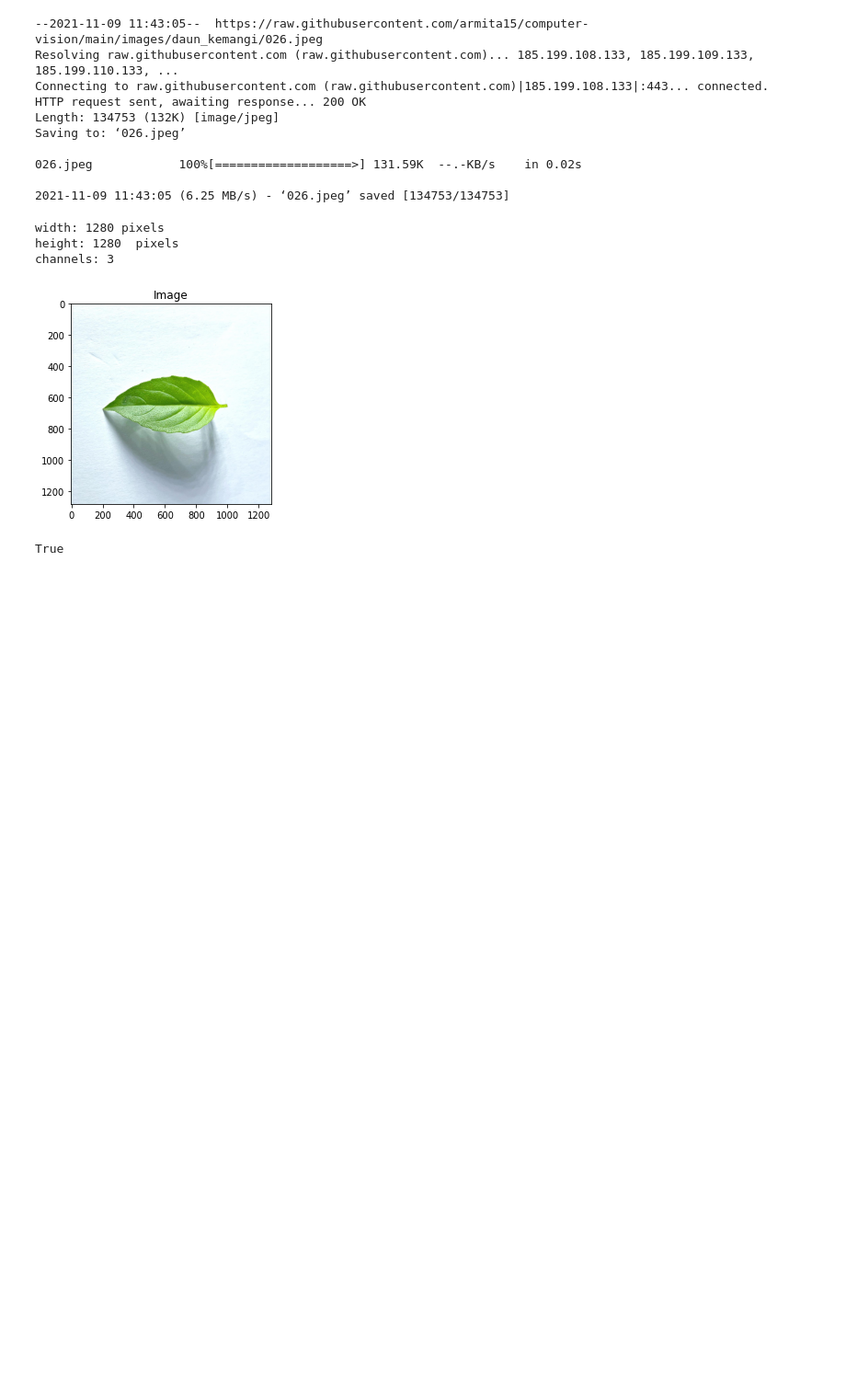
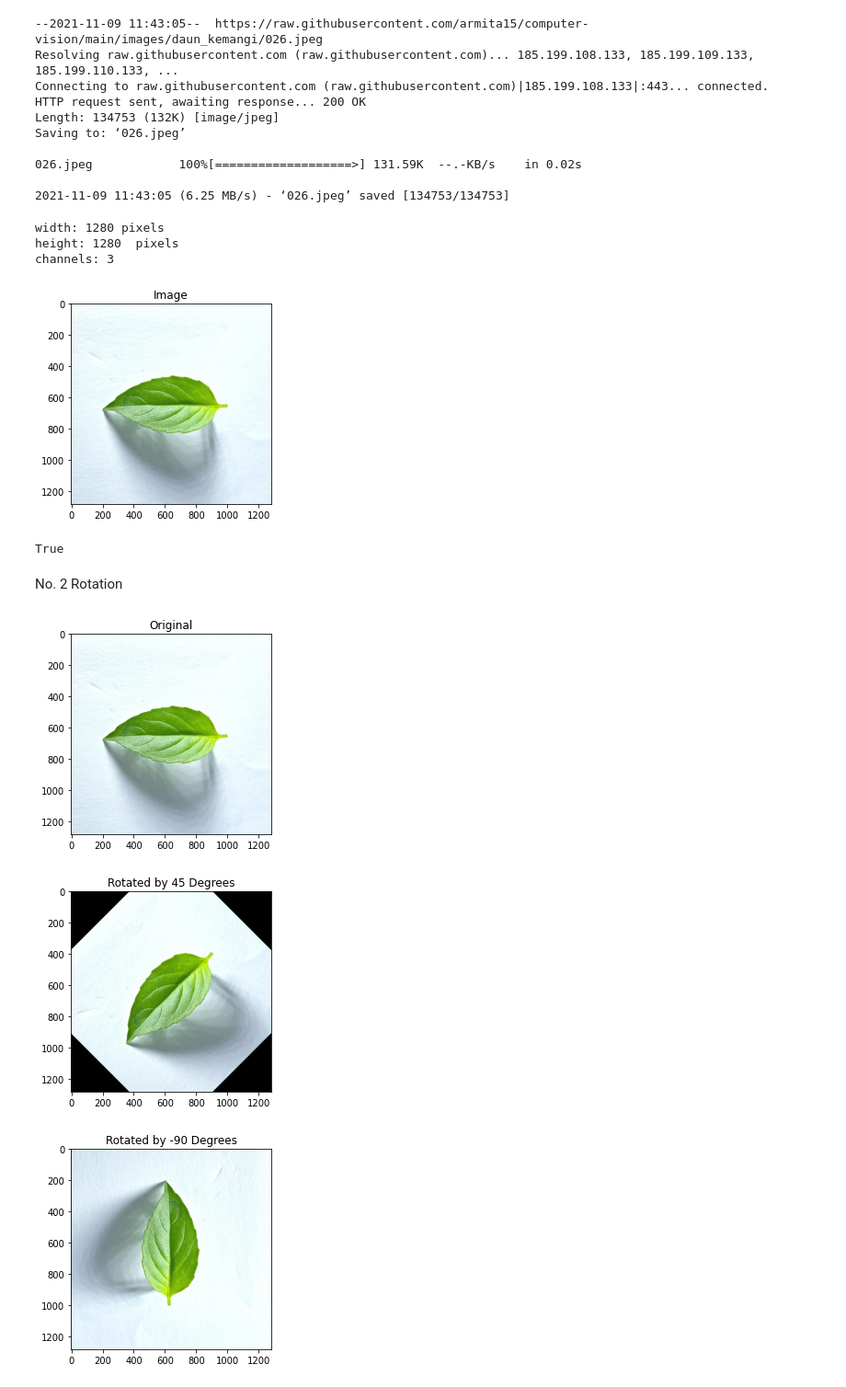
Before and after one commit to armita15/computer-vision, a Jupyter notebook: Image_fundamental/if_basic_command.ipynb, the cells around one changed output. Shown: that part at 92% size. Cells and saved outputs as stored; diff of their text form; code cells hidden in the pictures; blank space fills up the shorter version.

```diff
--- a/Image_fundamental/if_basic_command.ipynb
+++ b/Image_fundamental/if_basic_command.ipynb
@@ -49,3 +50,28 @@ cv2.imwrite("026_new.jpeg", image)
 # %% [output]
 [figure]
 True
+# %% [markdown]
+No. 2
+Rotation
+# %%
+image = cv2.imread(args["image"])
+plt_imshow("Original", image)
+
+# grab the dimensions of the image and calculate the center of the
+# image
+(h, w) = image.shape[:2]
+(cX, cY) = (w // 2, h // 2)
+
+# rotate our image by 45 degrees around the center of the image
+M = cv2.getRotationMatrix2D((cX, cY), 45, 1.0)
+rotated = cv2.warpAffine(image, M, (w, h))
+plt_imshow("Rotated by 45 Degrees", rotated)
+
+# rotate our image by -90 degrees around the image
+M = cv2.getRotationMatrix2D((cX, cY), -90, 1.0)
+rotated = cv2.warpAffine(image, M, (w, h))
+plt_imshow("Rotated by -90 Degrees", rotated)
+# %% [output]
+[figure, added]
+[figure, added]
+[figure, added]
```
Also changed, not shown: parts of 5 cells of this notebook.
